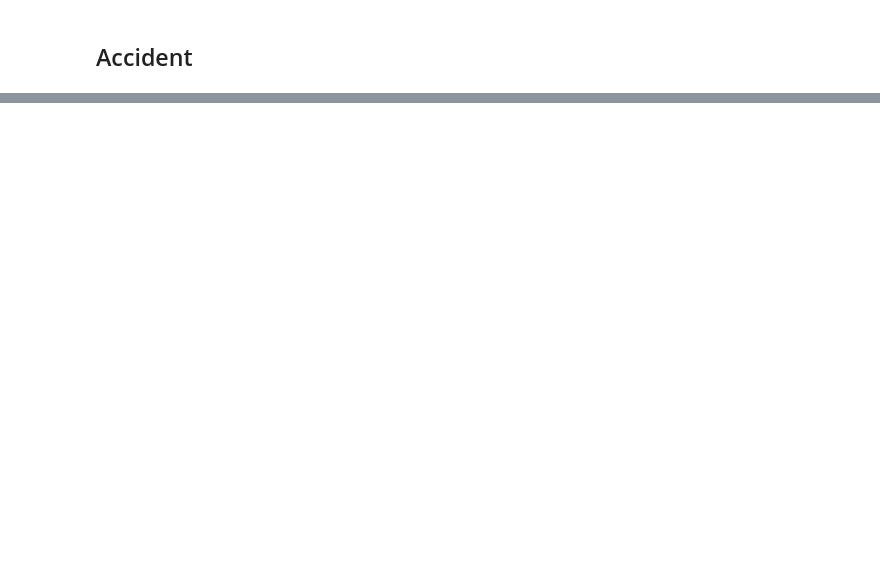
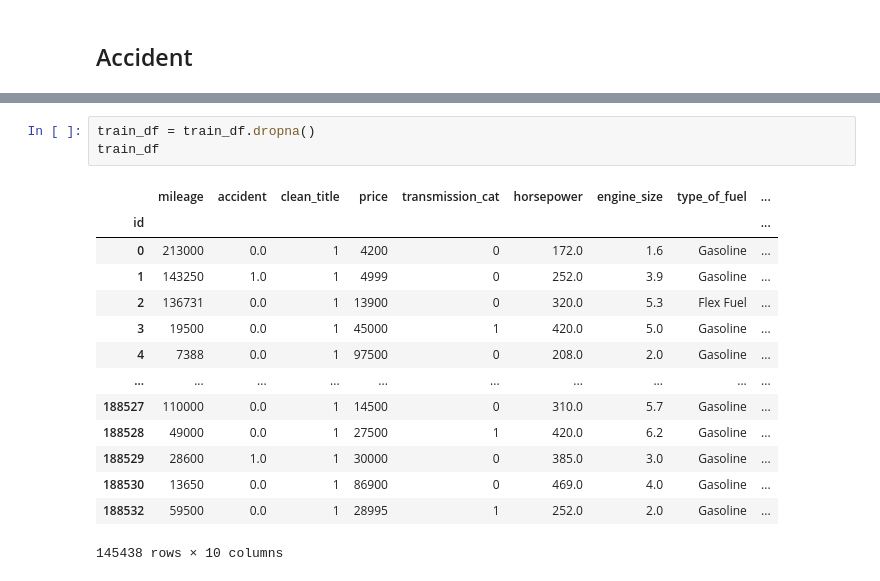
Before and after one commit to aneesakram/regression-of-used-car-prices, a Jupyter notebook: carPriceReg.ipynb, the cells around one changed output, grey strips where cells are left out. Drawn from its saved outputs; the diff is of its cells as text; blank space fills up the shorter version.

```diff
--- a/carPriceReg.ipynb
+++ b/carPriceReg.ipynb
@@ -275,0 +346,18 @@ train_df[train_df.isna().any(axis=1)]
+# %%
+train_df = train_df.dropna()
+train_df
+# %% [output]
+|  | mileage | accident | clean_title | price | transmission_cat | horsepower | engine_size | type_of_fuel | ... |
+| id |  |  |  |  |  |  |  |  | ... |
+| 0 | 213000 | 0.0 | 1 | 4200 | 0 | 172.0 | 1.6 | Gasoline | ... |
+| 1 | 143250 | 1.0 | 1 | 4999 | 0 | 252.0 | 3.9 | Gasoline | ... |
+| 2 | 136731 | 0.0 | 1 | 13900 | 0 | 320.0 | 5.3 | Flex Fuel | ... |
+| 3 | 19500 | 0.0 | 1 | 45000 | 1 | 420.0 | 5.0 | Gasoline | ... |
+| 4 | 7388 | 0.0 | 1 | 97500 | 0 | 208.0 | 2.0 | Gasoline | ... |
+| ... | ... | ... | ... | ... | ... | ... | ... | ... | ... |
+| 188527 | 110000 | 0.0 | 1 | 14500 | 0 | 310.0 | 5.7 | Gasoline | ... |
+| 188528 | 49000 | 0.0 | 1 | 27500 | 1 | 420.0 | 6.2 | Gasoline | ... |
+| 188529 | 28600 | 1.0 | 1 | 30000 | 0 | 385.0 | 3.0 | Gasoline | ... |
+| 188530 | 13650 | 0.0 | 1 | 86900 | 0 | 469.0 | 4.0 | Gasoline | ... |
+| 188532 | 59500 | 0.0 | 1 | 28995 | 1 | 252.0 | 2.0 | Gasoline | ... |
+145438 rows × 10 columns
```
Also changed, not shown: parts of 21 cells of this notebook.
